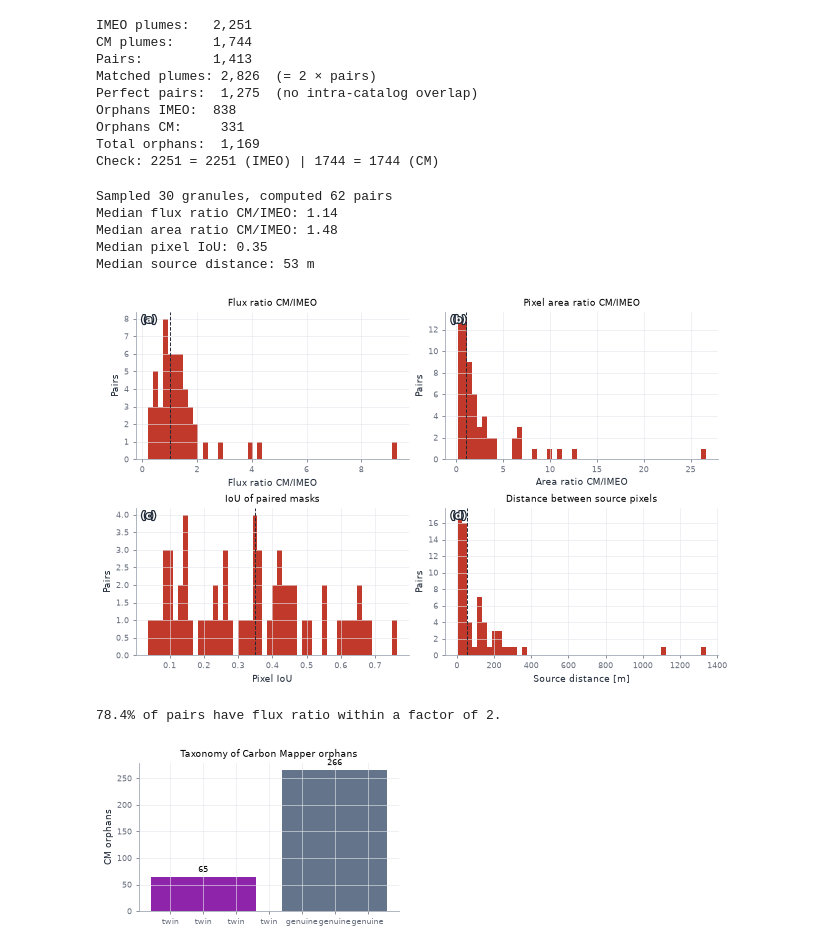
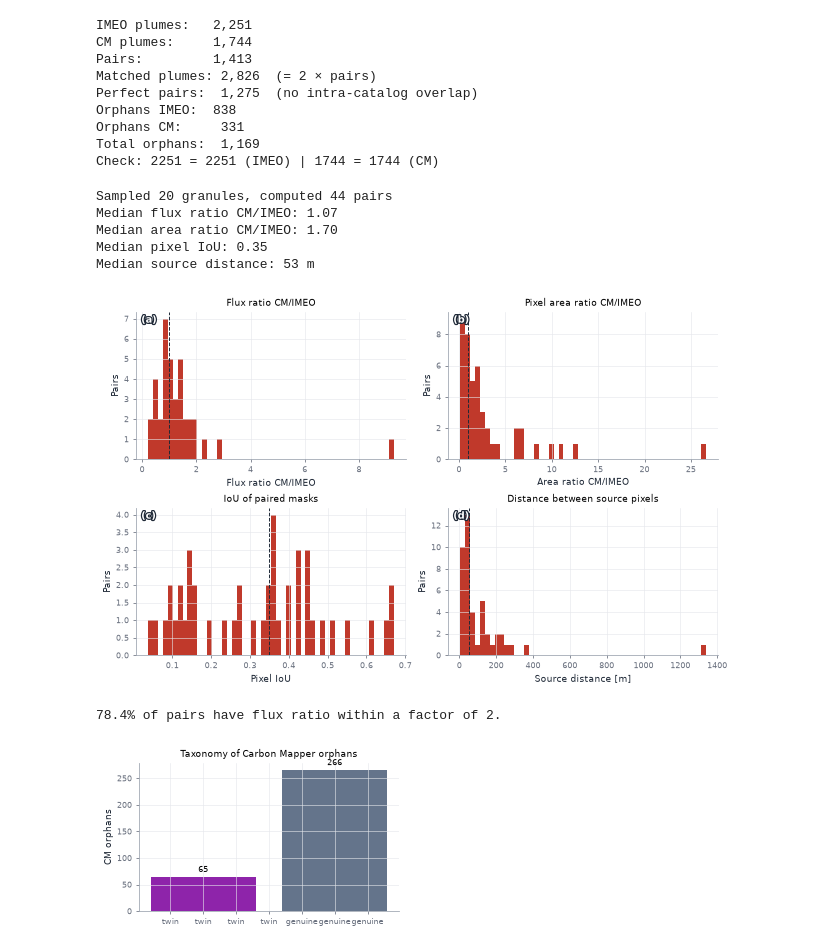
Before and after one commit to IPL-UV/taco-methaneset, a Jupyter notebook: methaneset-codes/notebooks/03_emit.ipynb, the cells around one changed output. Cells and saved outputs as stored; diff of their text form; code cells hidden in the pictures.

Commit message:
Smaller default sample for the pair metrics, with the slider explained

```diff
--- a/methaneset-codes/notebooks/03_emit.ipynb
+++ b/methaneset-codes/notebooks/03_emit.ipynb
@@ -579,9 +579,10 @@ def classify_cm_orphans(row, sample):
         out.append(is_twin)
     return out
 # %%
-# This reads the two plume masks of each sampled granule. Over Hugging Face that is a
-# handful of requests per granule; if you hit a 429, log in (see Setup) or lower SAMPLE_N.
-SAMPLE_N = 30  #@param {type:"slider", min:20, max:300, step:20}
+# This reads the two plume masks of each sampled granule: a handful of requests per
+# granule over Hugging Face. The default is small so it runs anywhere, even without a
+# token; move the slider up (or paste a token in the cell above) to cover more granules.
+SAMPLE_N = 20  #@param {type:"slider", min:10, max:300, step:10}
 
 sample_ids = df[df["match:n_pairs"] > 0].sample(SAMPLE_N, random_state=0).index
 pair_rows = []
@@ -616,37 +617,37 @@ ax.axvline(1.0, color=C.PALETTE["ink"], linestyle="--", linewidth=1.0)
 ax.set_xlabel("Area ratio CM/IMEO")
 ax.set_ylabel("Pairs")
 ax.set_title("Pixel area ratio CM/IMEO")
 C.panel_label(ax, "b")
 
 ax = axes[2]
 C.ax_plot(ax)
 ax.hist(pair_df["iou"].dropna(), bins=50, color=C.PALETTE["ch4"])
 ax.axvline(pair_df["iou"].median(), color=C.PALETTE["ink"], linestyle="--", linewidth=1.0)
 ax.set_xlabel("Pixel IoU")
 ax.set_ylabel("Pairs")
 ax.set_title("IoU of paired masks")
 C.panel_label(ax, "c")
 
 ax = axes[3]
 C.ax_plot(ax)
 ax.hist(pair_df["dist_m"].dropna(), bins=50, color=C.PALETTE["ch4"])
 ax.axvline(pair_df["dist_m"].median(), color=C.PALETTE["ink"], linestyle="--", linewidth=1.0)
 ax.set_xlabel("Source distance [m]")
 ax.set_ylabel("Pairs")
 ax.set_title("Distance between source pixels")
 C.panel_label(ax, "d")
 
 plt.show()
 
 pct_factor2 = ((fr >= 0.5) & (fr <= 2.0)).mean() * 100
 print(f"{pct_factor2:.1f}% of pairs have flux ratio within a factor of 2.")
 # %% [output]
-Sampled 30 granules, computed 62 pairs
-Median flux ratio CM/IMEO: 1.14
-Median area ratio CM/IMEO: 1.48
+Sampled 20 granules, computed 44 pairs
+Median flux ratio CM/IMEO: 1.07
+Median area ratio CM/IMEO: 1.70
 Median pixel IoU: 0.35
 Median source distance: 53 m
-[figure, old version]
+[figure, new version]
 78.4% of pairs have flux ratio within a factor of 2.
 # %%
 twin = 0
```
Also changed, not shown: parts of 1 cell of this notebook.
